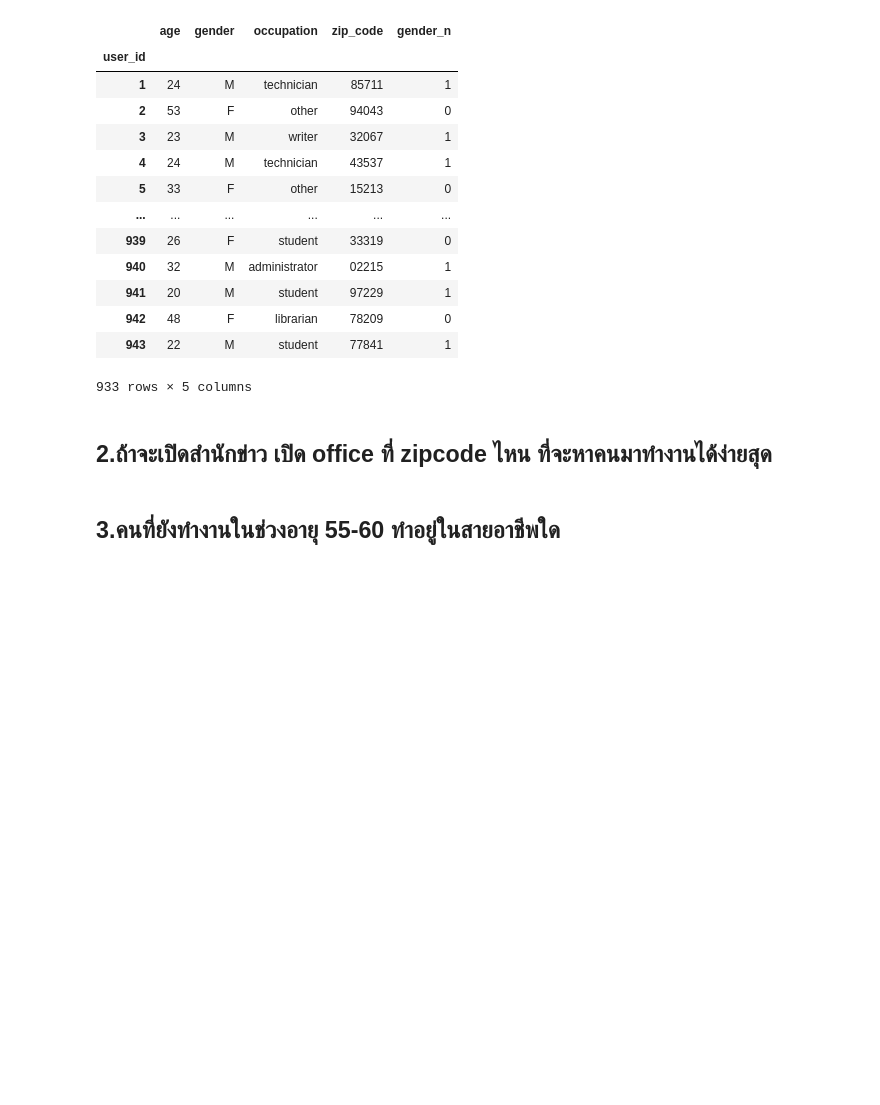
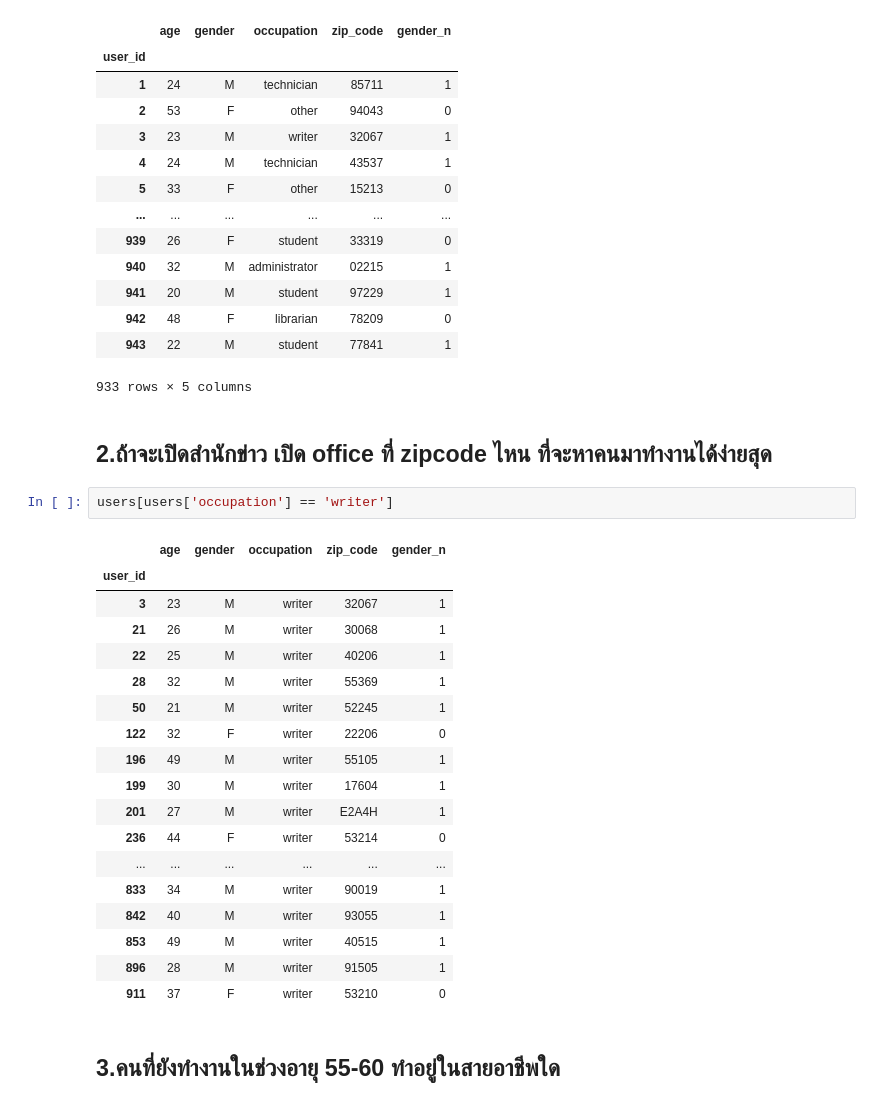
Before and after one commit to macgyver121/DADS5001, a Jupyter notebook: week4/Occupation/Exercises_with_solutions.ipynb, the cells around one changed output. Cells and saved outputs as stored; diff of their text form; blank space fills up the shorter version.

```diff
--- a/week4/Occupation/Exercises_with_solutions.ipynb
+++ b/week4/Occupation/Exercises_with_solutions.ipynb
@@ -297,5 +297,26 @@ users[~users['zip_code'].isin(arr)]
 933 rows × 5 columns
 # %% [markdown]
 ## 2.ถ้าจะเปิดสำนักข่าว เปิด office ที่ zipcode ไหน ที่จะหาคนมาทำงานได้ง่ายสุด
+# %%
+users[users['occupation'] == 'writer']
+# %% [output]
+|  | age | gender | occupation | zip_code | gender_n |
+| user_id |  |  |  |  |  |
+| 3 | 23 | M | writer | 32067 | 1 |
+| 21 | 26 | M | writer | 30068 | 1 |
+| 22 | 25 | M | writer | 40206 | 1 |
+| 28 | 32 | M | writer | 55369 | 1 |
+| 50 | 21 | M | writer | 52245 | 1 |
+| 122 | 32 | F | writer | 22206 | 0 |
+| 196 | 49 | M | writer | 55105 | 1 |
+| 199 | 30 | M | writer | 17604 | 1 |
+| 201 | 27 | M | writer | E2A4H | 1 |
+| 236 | 44 | F | writer | 53214 | 0 |
+| ... | ... | ... | ... | ... | ... |
+| 833 | 34 | M | writer | 90019 | 1 |
+| 842 | 40 | M | writer | 93055 | 1 |
+| 853 | 49 | M | writer | 40515 | 1 |
+| 896 | 28 | M | writer | 91505 | 1 |
+| 911 | 37 | F | writer | 53210 | 0 |
 # %% [markdown]
 ## 3.คนที่ยังทำงานในช่วงอายุ 55-60 ทำอยู่ในสายอาชีพใด
```
Also changed, not shown: parts of 1 cell of this notebook.
